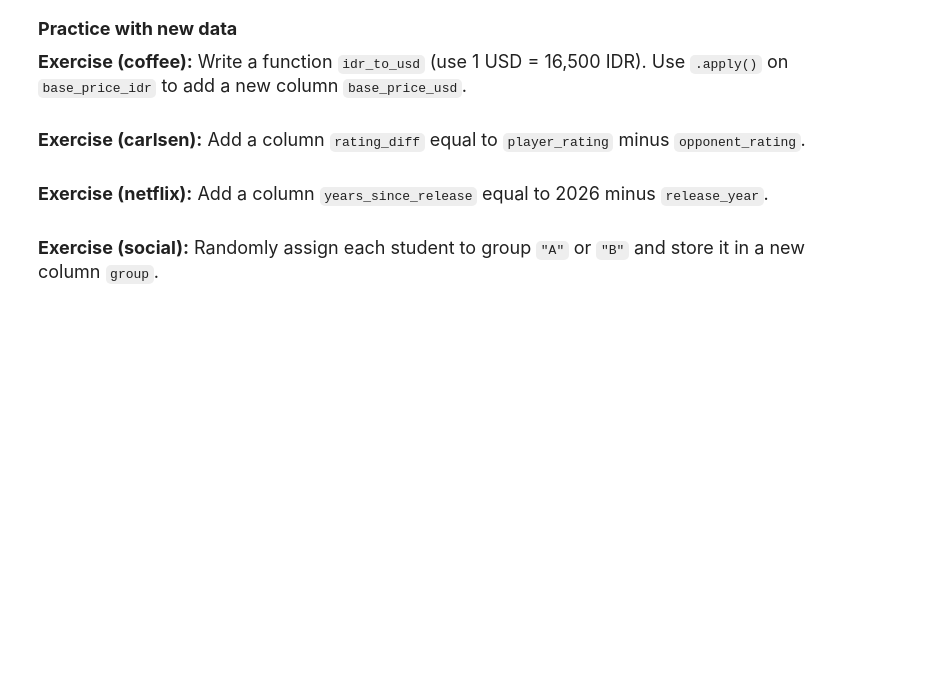
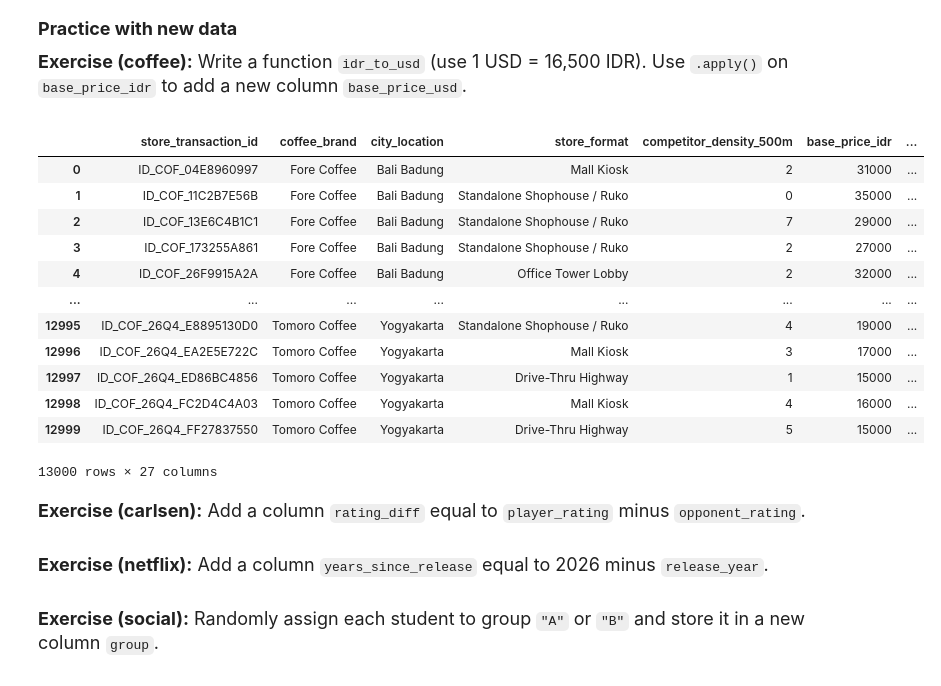
Before and after one commit to jndou08/datasci185fall2026, a Jupyter notebook: Lecture_17_Pandas/lecture_17_Pandas_basics.ipynb, the cells around one changed output. Drawn from its saved outputs; the diff is of its cells as text; code cells hidden in the pictures; blank space fills up the shorter version.

```diff
--- a/Lecture_17_Pandas/lecture_17_Pandas_basics.ipynb
+++ b/Lecture_17_Pandas/lecture_17_Pandas_basics.ipynb
@@ -1123,6 +1123,28 @@ df_ht_wt.head()
 **Exercise (coffee):** Write a function `idr_to_usd` (use 1 USD = 16,500 IDR). Use `.apply()` on `base_price_idr` to add a new column `base_price_usd`.
 # %%
 # your solution here
+def idr_to_usd(idr):
+    base_price_usd = idr * 1/16500
+
+    return base_price_usd
+
+coffee["base_price_usd"] = coffee["base_price_idr"].apply(idr_to_usd)
+
+display(coffee)
+# %% [output]
+|  | store_transaction_id | coffee_brand | city_location | store_format | competitor_density_500m | base_price_idr | ... |
+| 0 | ID_COF_04E8960997 | Fore Coffee | Bali Badung | Mall Kiosk | 2 | 31000 | ... |
+| 1 | ID_COF_11C2B7E56B | Fore Coffee | Bali Badung | Standalone Shophouse / Ruko | 0 | 35000 | ... |
+| 2 | ID_COF_13E6C4B1C1 | Fore Coffee | Bali Badung | Standalone Shophouse / Ruko | 7 | 29000 | ... |
+| 3 | ID_COF_173255A861 | Fore Coffee | Bali Badung | Standalone Shophouse / Ruko | 2 | 27000 | ... |
+| 4 | ID_COF_26F9915A2A | Fore Coffee | Bali Badung | Office Tower Lobby | 2 | 32000 | ... |
+| ... | ... | ... | ... | ... | ... | ... | ... |
+| 12995 | ID_COF_26Q4_E8895130D0 | Tomoro Coffee | Yogyakarta | Standalone Shophouse / Ruko | 4 | 19000 | ... |
+| 12996 | ID_COF_26Q4_EA2E5E722C | Tomoro Coffee | Yogyakarta | Mall Kiosk | 3 | 17000 | ... |
+| 12997 | ID_COF_26Q4_ED86BC4856 | Tomoro Coffee | Yogyakarta | Drive-Thru Highway | 1 | 15000 | ... |
+| 12998 | ID_COF_26Q4_FC2D4C4A03 | Tomoro Coffee | Yogyakarta | Mall Kiosk | 4 | 16000 | ... |
+| 12999 | ID_COF_26Q4_FF27837550 | Tomoro Coffee | Yogyakarta | Drive-Thru Highway | 5 | 15000 | ... |
+13000 rows × 27 columns
 # %% [markdown]
 <font size = "4">
 
```
Also changed, not shown: parts of 6 cells of this notebook, 3 other files.
